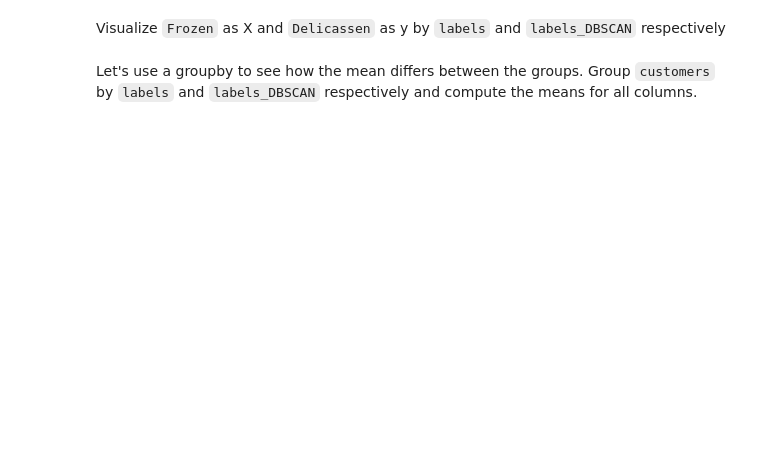
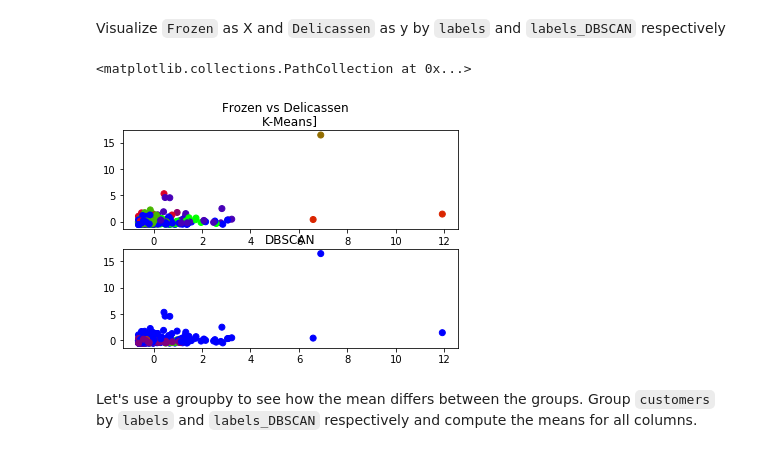
Before and after one commit to Albrodmar/dataptmad1019, a Jupyter notebook: module-3/lab-unsupervised-learning/your-code/main.ipynb, the cells around one changed output. Saved outputs shown, nothing was run; the diff lists cells and outputs as text; code cells hidden in the pictures; blank space fills up the shorter version.

```diff
--- a/module-3/lab-unsupervised-learning/your-code/main.ipynb
+++ b/module-3/lab-unsupervised-learning/your-code/main.ipynb
@@ -313,3 +358,14 @@ Visualize `Frozen` as X and `Delicassen` as y by `labels` and `labels_DBSCAN` re
+# %%
+# Your code here:
+fig, axs = plt.subplots(2)
+fig.suptitle('Frozen vs Delicassen')
+axs[0].set_title('K-Means]')
+axs[0].scatter(final['Frozen'],final['Delicassen'],c=final['labels'],cmap='brg')
+axs[1].set_title('DBSCAN')
+axs[1].scatter(final['Frozen'],final['Delicassen'],c=final['labels_DBSCAN'],cmap='brg')
+# %% [output]
+<matplotlib.collections.PathCollection at 0x...>
+[figure, added]
 # %% [markdown]
 Let's use a groupby to see how the mean differs between the groups. Group `customers` by `labels` and `labels_DBSCAN` respectively and compute the means for all columns.
 # %%
```
Also changed, not shown: parts of 15 cells of this notebook.
